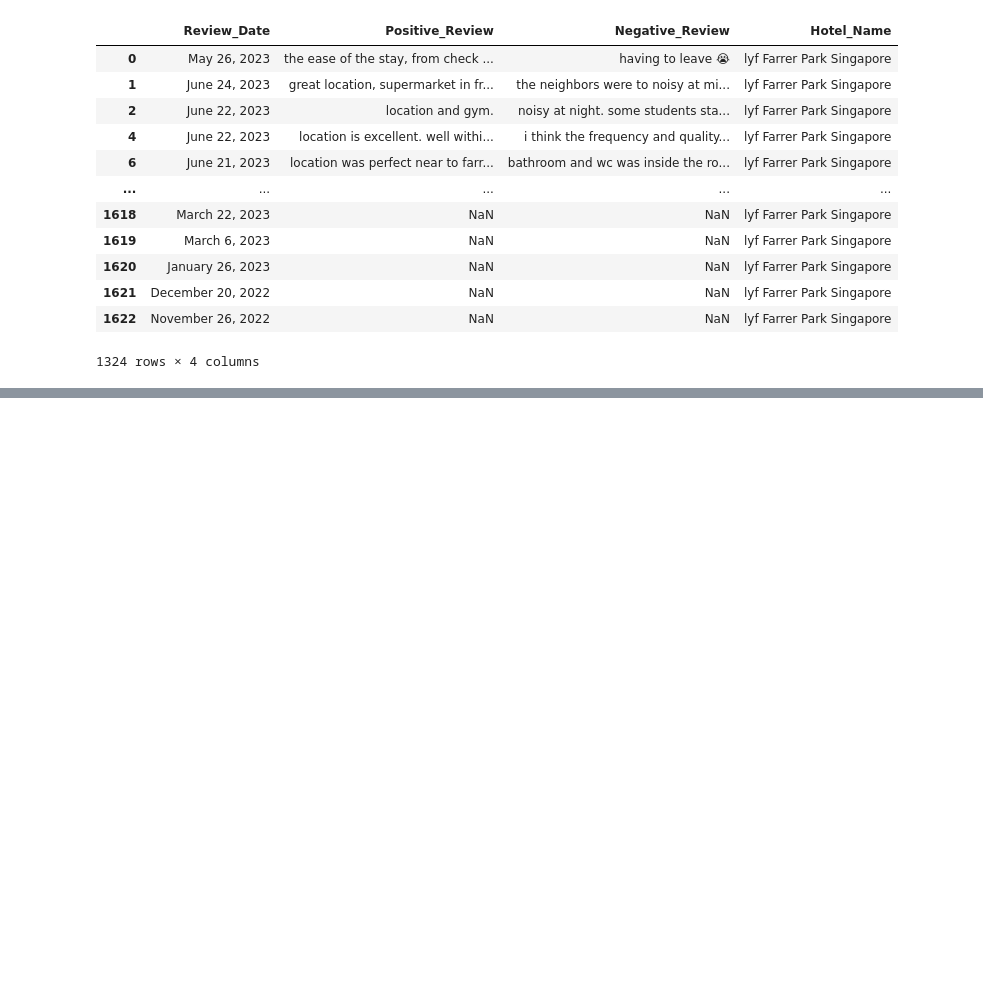
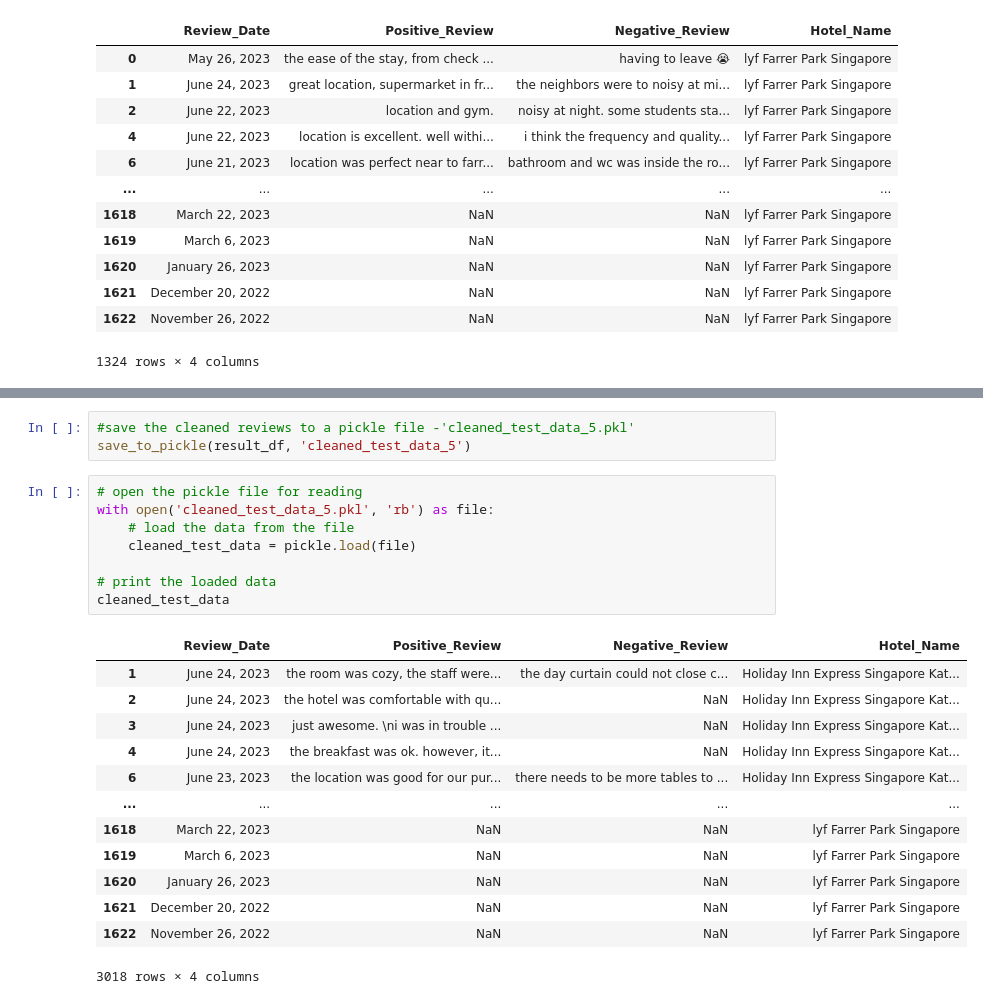
Before and after one commit to UnderGoldSkies/RevuSum, a Jupyter notebook: web_scraping/test_data_read_clean.ipynb, the cells around one changed output, grey strips where cells are left out. Drawn from its saved outputs; the diff is of its cells as text; blank space fills up the shorter version.

Commit message:
add method to merge all the hotel reviews and save in a pickle file

```diff
--- a/web_scraping/test_data_read_clean.ipynb
+++ b/web_scraping/test_data_read_clean.ipynb
@@ -154,0 +327,25 @@ memory usage: 51.7+ KB
+# %%
+#save the cleaned reviews to a pickle file -'cleaned_test_data_5.pkl'
+save_to_pickle(result_df, 'cleaned_test_data_5')
+# %%
+# open the pickle file for reading
+with open('cleaned_test_data_5.pkl', 'rb') as file:
+    # load the data from the file
+    cleaned_test_data = pickle.load(file)
+
+# print the loaded data
+cleaned_test_data
+# %% [output]
+|  | Review_Date | Positive_Review | Negative_Review | Hotel_Name |
+| 1 | June 24, 2023 | the room was cozy, the staff were... | the day curtain could not close c... | Holiday Inn Express Singapore Kat... |
+| 2 | June 24, 2023 | the hotel was comfortable with qu... | NaN | Holiday Inn Express Singapore Kat... |
+| 3 | June 24, 2023 | just awesome. \ni was in trouble ... | NaN | Holiday Inn Express Singapore Kat... |
+| 4 | June 24, 2023 | the breakfast was ok. however, it... | NaN | Holiday Inn Express Singapore Kat... |
+| 6 | June 23, 2023 | the location was good for our pur... | there needs to be more tables to ... | Holiday Inn Express Singapore Kat... |
+| ... | ... | ... | ... | ... |
+| 1618 | March 22, 2023 | NaN | NaN | lyf Farrer Park Singapore |
+| 1619 | March 6, 2023 | NaN | NaN | lyf Farrer Park Singapore |
+| 1620 | January 26, 2023 | NaN | NaN | lyf Farrer Park Singapore |
+| 1621 | December 20, 2022 | NaN | NaN | lyf Farrer Park Singapore |
+| 1622 | November 26, 2022 | NaN | NaN | lyf Farrer Park Singapore |
+3018 rows × 4 columns
```
Also changed, not shown: parts of 5 cells of this notebook.
